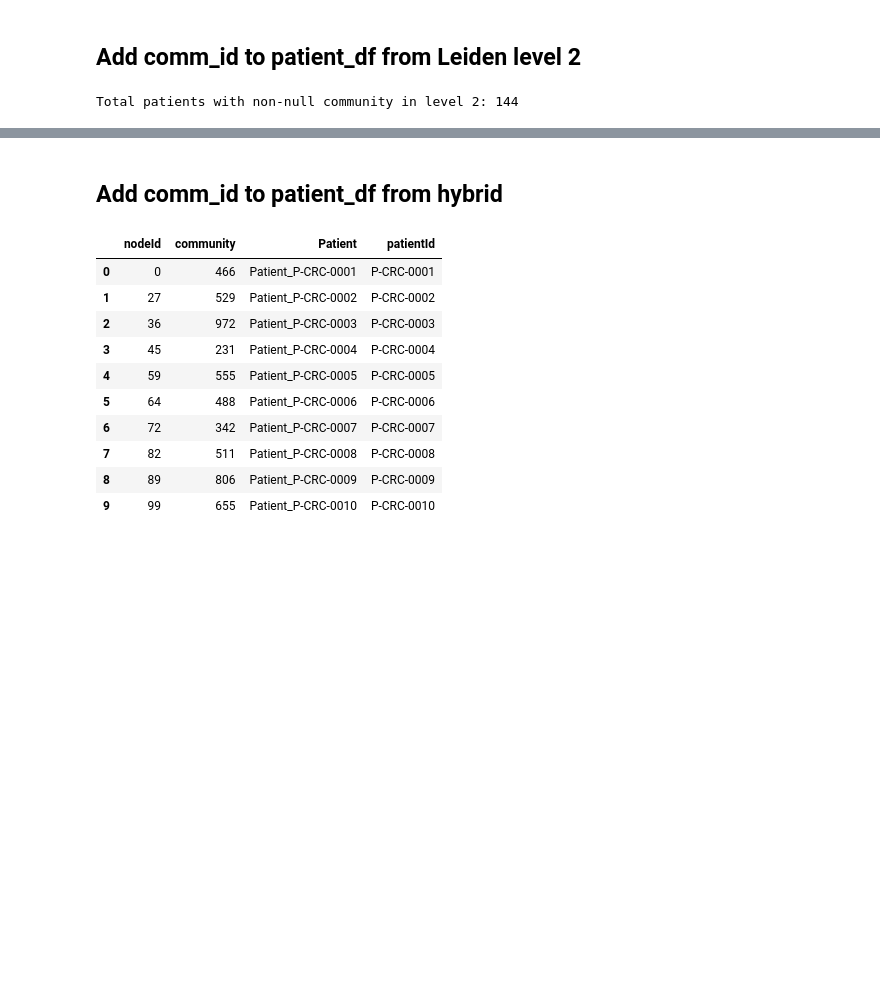
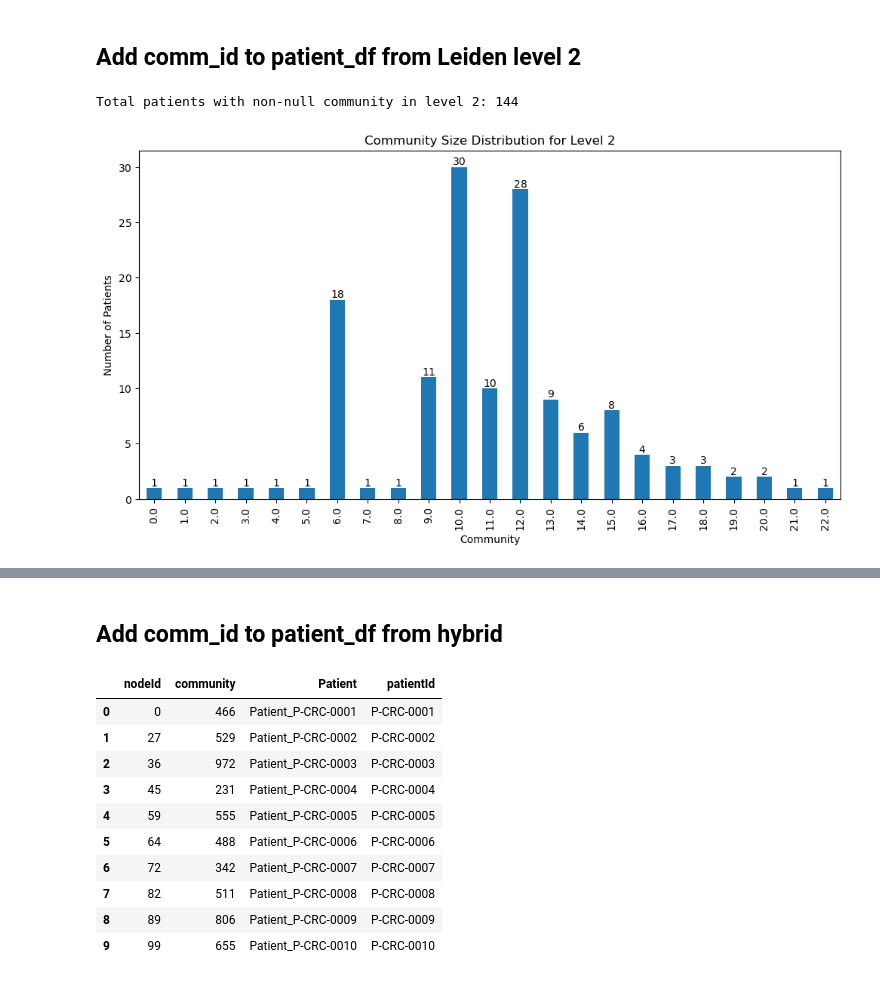
Before and after one commit to MahikaJaguste/msc-thesis, a Jupyter notebook: community/cdlib-analysis.ipynb, the cells around one changed output, grey strips where cells are left out. Drawn from its saved outputs; the diff is of its cells as text; code cells hidden in the pictures; blank space fills up the shorter version.

```diff
--- a/community/cdlib-analysis.ipynb
+++ b/community/cdlib-analysis.ipynb
@@ -431,3 +585,13 @@ leiden2_patient_df.head(10)[['nodeId', 'community', 'Patient', 'patientId']]
 print(f"Total patients with non-null community in level 2: {leiden2_patient_df['community'].notnull().sum()}")
 # %% [output]
 Total patients with non-null community in level 2: 144
+# %%
+# get distribution of patients in communities for level 2, with annotation on bar
+leiden2_patient_df['community'].value_counts().sort_index().plot(kind='bar', figsize=(12, 6), title='Community Size Distribution for Level 2')
+plt.xlabel('Community')
+plt.ylabel('Number of Patients')
+for i, v in enumerate(leiden2_patient_df['community'].value_counts().sort_index()):
+    plt.text(i, v, str(v), ha='center', va='bottom')
+plt.show()
+# %% [output]
+[figure, added]
```
Also changed, not shown: parts of 12 cells of this notebook.
